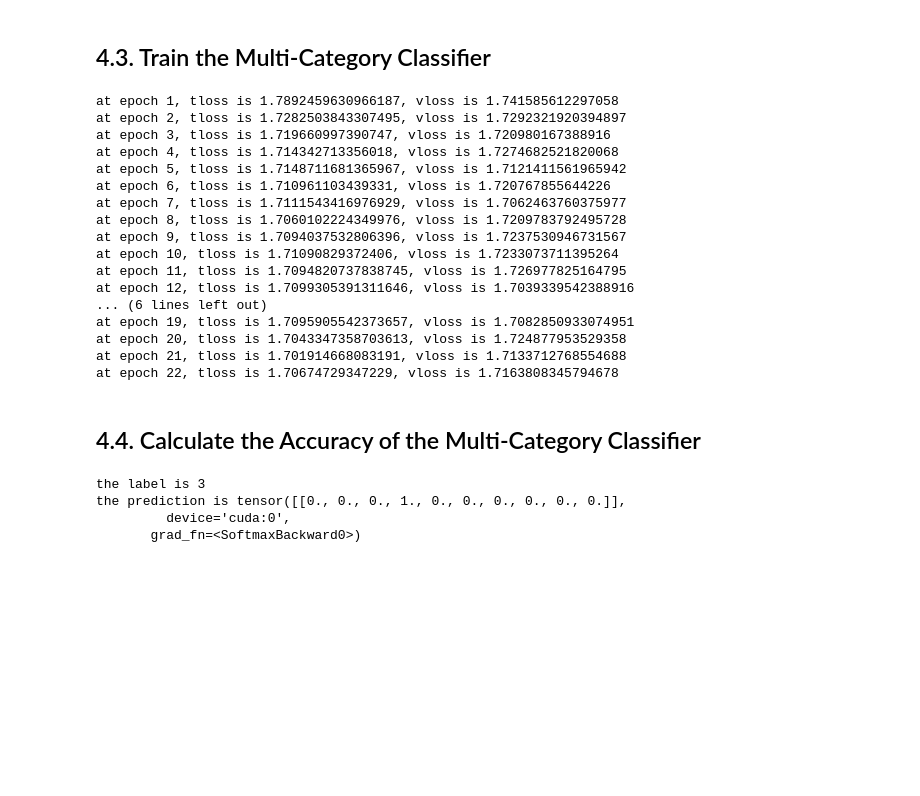
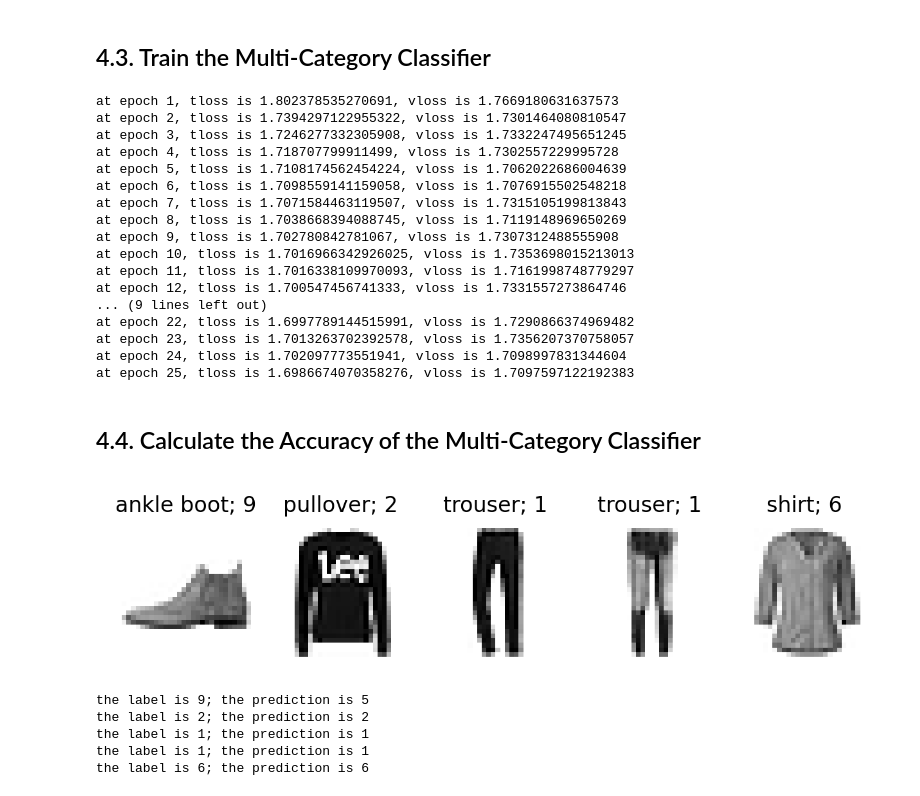
Before and after one commit to markhliu/DGAI, a Jupyter notebook: ch02DeepLearningPyTorch.ipynb, the cells around one changed output. Drawn from its saved outputs; the diff is of its cells as text; code cells hidden in the pictures; blank space fills up the shorter version.

```diff
--- a/ch02DeepLearningPyTorch.ipynb
+++ b/ch02DeepLearningPyTorch.ipynb
@@ -287,12 +289,2 @@ at epoch 49, loss is 0.1742713451385498
 # %% [markdown]
 ## 3.3. Calculate the Accuracy of the Binary Classifier
-# %%
-imgs,labels=next(iter(binary_test_loader))
-imgs=imgs.reshape(-1,28*28).to(device)
-labels=torch.FloatTensor([x if x==0 else 1 for x in labels])
-preds=binary_model(imgs)    #A
-binary_preds=torch.where(preds>0.5,1,0).detach().cpu()\
-.numpy().reshape(-1,)    #B
-correct=(binary_preds==labels.cpu().numpy())    #C
-accuracy=correct.mean()
-print(f"the accuracy of the predictions is {accuracy}")
@@ -402,33 +393,48 @@ for i in range(1,101):
     if stopper.stop(vloss)==True:
         break
 # %% [output]
-at epoch 1, tloss is 1.7892459630966187, vloss is 1.741585612297058
-at epoch 2, tloss is 1.7282503843307495, vloss is 1.7292321920394897
-at epoch 3, tloss is 1.719660997390747, vloss is 1.720980167388916
-at epoch 4, tloss is 1.714342713356018, vloss is 1.7274682521820068
-at epoch 5, tloss is 1.7148711681365967, vloss is 1.7121411561965942
-at epoch 6, tloss is 1.710961103439331, vloss is 1.720767855644226
-at epoch 7, tloss is 1.7111543416976929, vloss is 1.7062463760375977
-at epoch 8, tloss is 1.7060102224349976, vloss is 1.7209783792495728
-at epoch 9, tloss is 1.7094037532806396, vloss is 1.7237530946731567
-at epoch 10, tloss is 1.71090829372406, vloss is 1.7233073711395264
-at epoch 11, tloss is 1.7094820737838745, vloss is 1.726977825164795
-at epoch 12, tloss is 1.7099305391311646, vloss is 1.7039339542388916
-... (6 lines left out)
-at epoch 19, tloss is 1.7095905542373657, vloss is 1.7082850933074951
-at epoch 20, tloss is 1.7043347358703613, vloss is 1.724877953529358
-at epoch 21, tloss is 1.701914668083191, vloss is 1.7133712768554688
-at epoch 22, tloss is 1.70674729347229, vloss is 1.7163808345794678
+at epoch 1, tloss is 1.802378535270691, vloss is 1.7669180631637573
+at epoch 2, tloss is 1.7394297122955322, vloss is 1.7301464080810547
+at epoch 3, tloss is 1.7246277332305908, vloss is 1.7332247495651245
+at epoch 4, tloss is 1.718707799911499, vloss is 1.7302557229995728
+at epoch 5, tloss is 1.7108174562454224, vloss is 1.7062022686004639
+at epoch 6, tloss is 1.7098559141159058, vloss is 1.7076915502548218
+at epoch 7, tloss is 1.7071584463119507, vloss is 1.7315105199813843
+at epoch 8, tloss is 1.7038668394088745, vloss is 1.7119148969650269
+at epoch 9, tloss is 1.702780842781067, vloss is 1.7307312488555908
+at epoch 10, tloss is 1.7016966342926025, vloss is 1.7353698015213013
+at epoch 11, tloss is 1.7016338109970093, vloss is 1.7161998748779297
+at epoch 12, tloss is 1.700547456741333, vloss is 1.7331557273864746
+... (9 lines left out)
+at epoch 22, tloss is 1.6997789144515991, vloss is 1.7290866374969482
+at epoch 23, tloss is 1.7013263702392578, vloss is 1.7356207370758057
+at epoch 24, tloss is 1.702097773551941, vloss is 1.7098997831344604
+at epoch 25, tloss is 1.6986674070358276, vloss is 1.7097597122192383
 # %% [markdown]
 ## 4.4. Calculate the Accuracy of the Multi-Category Classifier
 # %%
-img,label = test_set[42]
-img=img.reshape(-1,28*28).to(device)
-pred=model(img)
-print(f"the label is {label}")
-print(f"the prediction is {pred}")
+plt.figure(dpi=300,figsize=(5,1))
+for i in range(5):
+    ax=plt.subplot(1,5, i + 1)
+    img=test_set[i][0]
+    label=test_set[i][1]
+    img=img/2+0.5
+    img=img.reshape(28, 28)
+    plt.imshow(img, cmap="binary")
+    plt.axis('off')
+    plt.title(text_labels[label]+f"; {label}", fontsize=8)
+plt.show()
+for i in range(5):
+    img,label = test_set[i]
+    img=img.reshape(-1,28*28).to(device)
+    pred=model(img)
+    index_pred=torch.argmax(pred,dim=1)
+    idx=index_pred.item()
+    print(f"the label is {label}; the prediction is {idx}")
 # %% [output]
+[figure, added]
-the label is 3
-the prediction is tensor([[0., 0., 0., 1., 0., 0., 0., 0., 0., 0.]],
-         device='cuda:0',
-       grad_fn=<SoftmaxBackward0>)
+the label is 9; the prediction is 5
+the label is 2; the prediction is 2
+the label is 1; the prediction is 1
+the label is 1; the prediction is 1
+the label is 6; the prediction is 6
```
Also changed, not shown: parts of 11 cells of this notebook.
